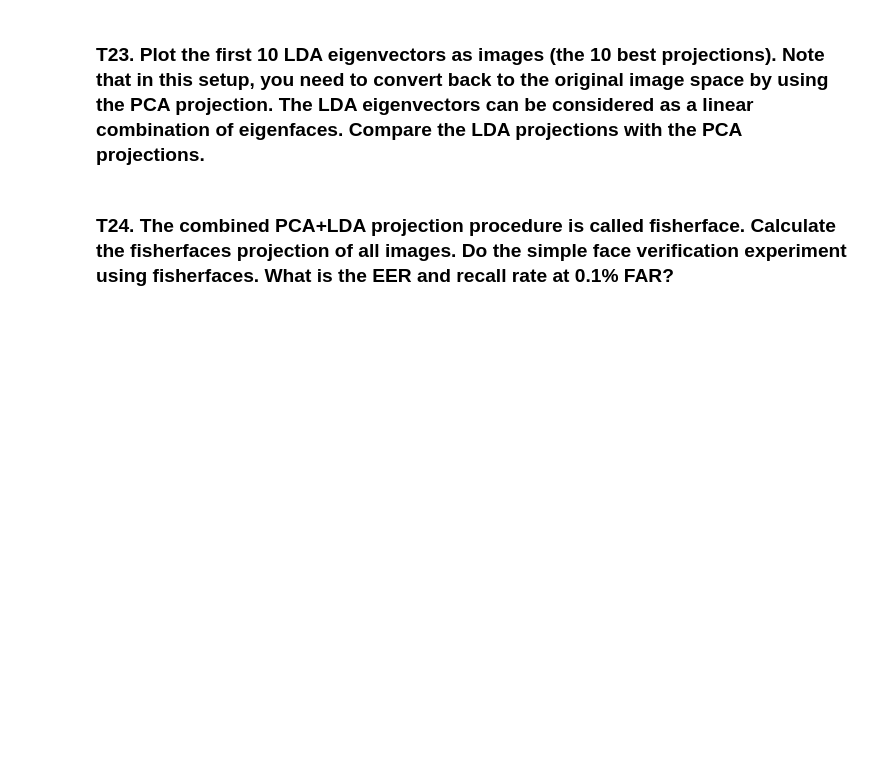
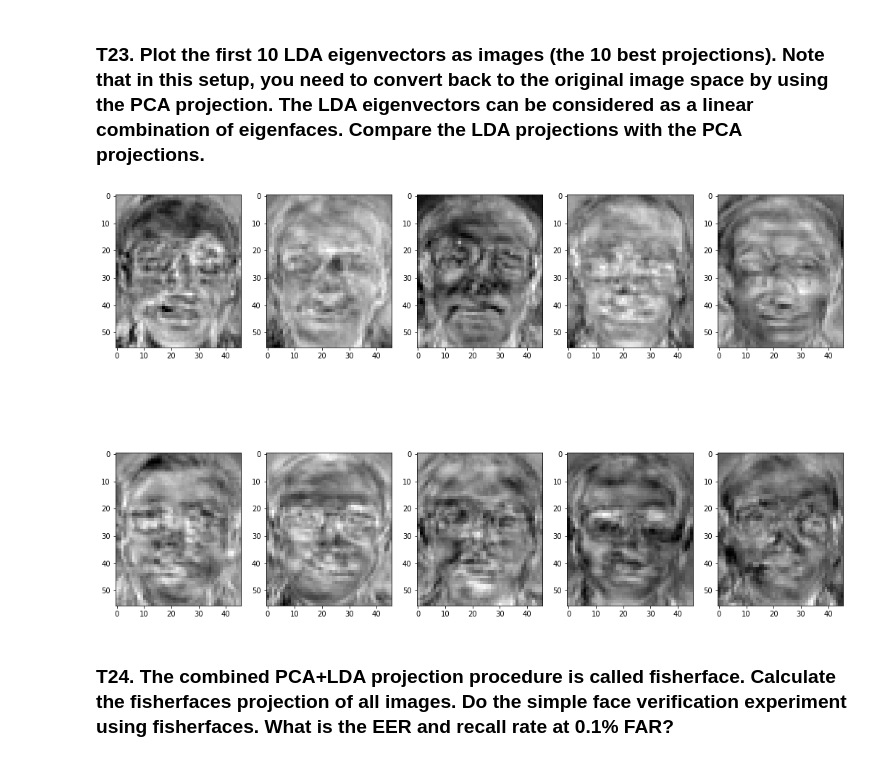
Before and after one commit to Bee0Theepob/Pattern, a Jupyter notebook: HW3/HW3_Fisherfaces(student).ipynb, the cells around one changed output. Cells and saved outputs as stored; diff of their text form; code cells hidden in the pictures; blank space fills up the shorter version.

```diff
--- a/HW3/HW3_Fisherfaces(student).ipynb
+++ b/HW3/HW3_Fisherfaces(student).ipynb
@@ -631,7 +626,7 @@ def calculate_projection_vectors(matrix, meanface, v):
     projection_vectors=[]
     for i in range(matrix.shape[0]):
         diff=matrix[i]-meanface.reshape(matrix[i].shape)
-        projection_vectors.append(np.dot(v,diff.reshape(56*46)))
+        projection_vectors.append(np.dot(v,diff.reshape(-1)))
     projection_vectors=np.array(projection_vectors)
     return projection_vectors
 # %%
@@ -759,6 +751,26 @@ plt.show()
 # %%
 # TODO: Define dimension of PCA.
-n_dim = ...
-
+N=120
+C=40
+n_dim = N-C
 # TODO: Find PCA of T and D with n_dim dimension.
+T_lda = calculate_projection_vectors(T,meanface,v)[:,:n_dim].reshape(40,3,-1)
+D_lda = calculate_projection_vectors(D,meanface,v)[:,:n_dim].reshape(40,7,-1)
+# %%
+# train=data["facedata"][:,:3]
+each_mean=[]
+for i in range(T_lda.shape[0]):
+    each_mean.append(np.mean(T_lda[i],axis=0))
+each_mean=np.array(each_mean)
+global_mean=np.mean(each_mean,axis=0)
+Sb=np.dot((each_mean[0]-global_mean).reshape(80,-1),(each_mean[0]-global_mean).reshape(80,-1).T)
+for i in range(1,T_lda.shape[0]):
+    Sb+=np.dot((each_mean[i]-global_mean).reshape(80,-1),(each_mean[i]-global_mean).reshape(80,-1).T)
+
+Sw=np.zeros((T_lda.shape[2],T_lda.shape[2]))
+for i in range(T_lda.shape[0]):
+    tmp=np.dot((T_lda[i,0]-each_mean[0]).reshape(80,-1),(T_lda[i,0]-each_mean[0]).reshape(80,-1).T)
+    for j in range(1,T_lda.shape[1]):
+        tmp+=np.dot((T_lda[i,j]-each_mean[i]).reshape(80,-1),(T_lda[i,j]-each_mean[i]).reshape(80,-1).T)
+    Sw+=tmp
 # %% [markdown]
@@ -766,4 +778,5 @@ n_dim = ...
 # %%
 # TODO: Find the LDA projection.
+lda_eigenvalues,lda_eigenvectors = calculate_eigenvectors_and_eigenvalues(np.matmul(np.linalg.inv(Sw),Sb))
 # %%
 # TODO: Find how many non-zero eigenvalues there are.
@@ -776,2 +790,10 @@ n_dim = ...
+# %%
+# INSERT CODE HERE
+fig, axs = plt.subplots(nrows=2, ncols=5, figsize=(18,12))
+for i in range(10):
+    lda_rec_pic = np.matmul(lda_eigenvectors[:,i].reshape(-1,80),v[:80,]).reshape(56,46)
+    axs[i//5][i%5].imshow(lda_rec_pic,cmap="gray_r")
+# %% [output]
+[figure, added]
 # %% [markdown]
 ### T24. The combined PCA+LDA projection procedure is called fisherface. Calculate the fisherfaces projection of all images. Do the simple face verification experiment using fisherfaces. What is the EER and recall rate at 0.1% FAR?
```
Also changed, not shown: parts of 24 cells of this notebook, 1 other file.
